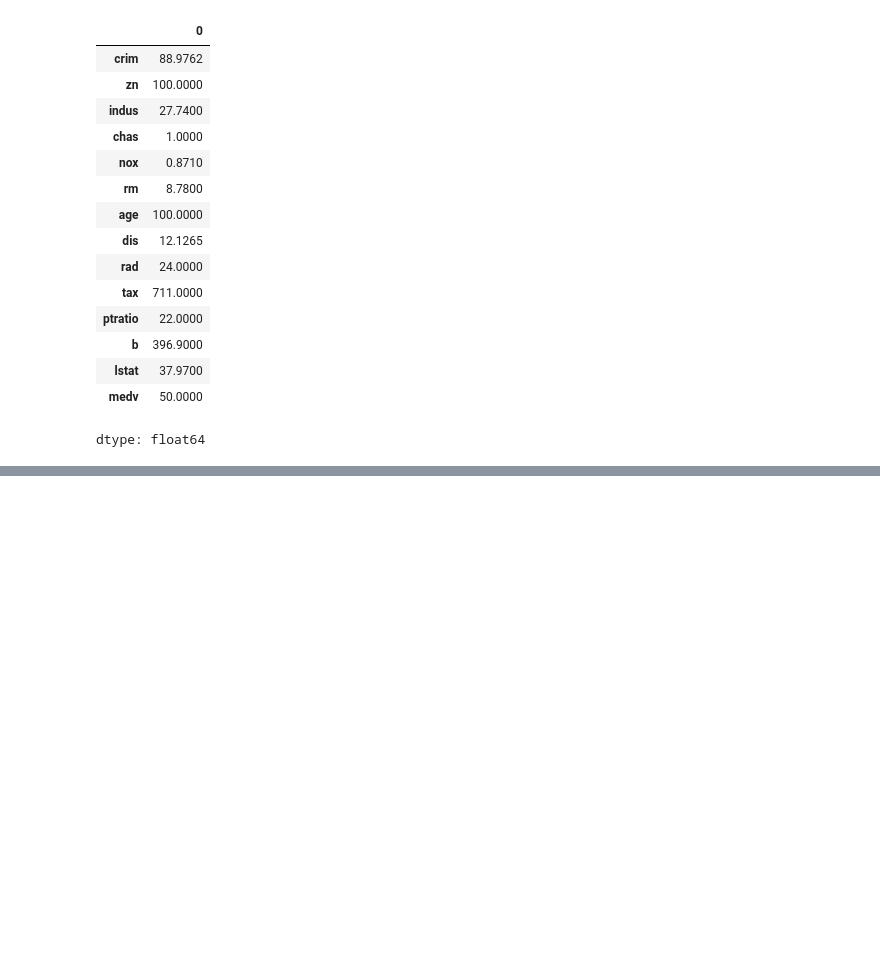
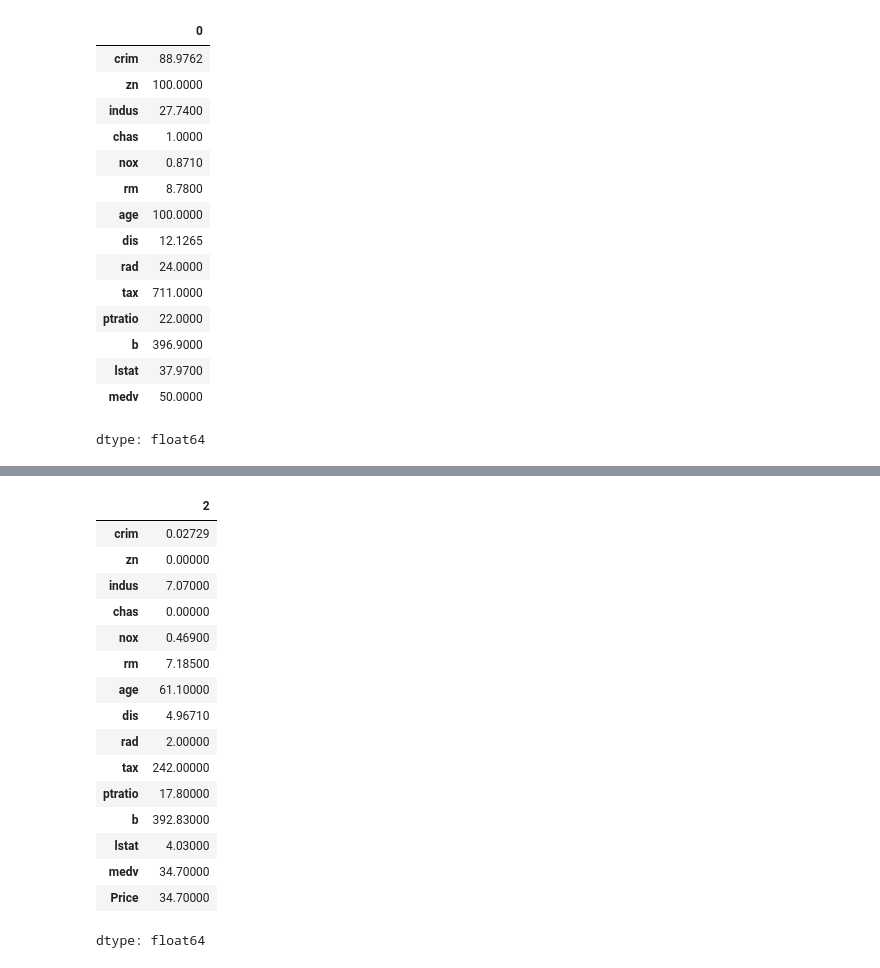
Before and after one commit to rubaabirami/Python, a Jupyter notebook: Google_collab.ipynb, the cells around one changed output, grey strips where cells are left out. Drawn from its saved outputs; the diff is of its cells as text; code cells hidden in the pictures; blank space fills up the shorter version.

```diff
--- a/Google_collab.ipynb
+++ b/Google_collab.ipynb
@@ -1068,0 +1103,21 @@ boston_df.describe()
+# %%
+#locating a row using index val
+boston_df.iloc[2]
+# %% [output]
+|  | 2 |
+| crim | 0.02729 |
+| zn | 0.00000 |
+| indus | 7.07000 |
+| chas | 0.00000 |
+| nox | 0.46900 |
+| rm | 7.18500 |
+| age | 61.10000 |
+| dis | 4.96710 |
+| rad | 2.00000 |
+| tax | 242.00000 |
+| ptratio | 17.80000 |
+| b | 392.83000 |
+| lstat | 4.03000 |
+| medv | 34.70000 |
+| Price | 34.70000 |
+dtype: float64
```
Also changed, not shown: parts of 8 cells of this notebook.
